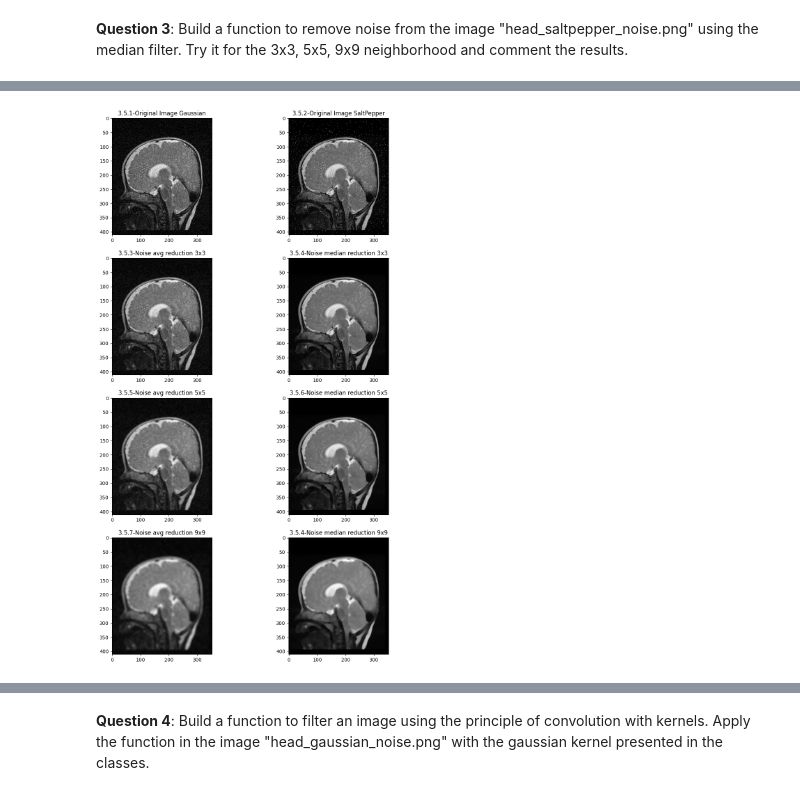
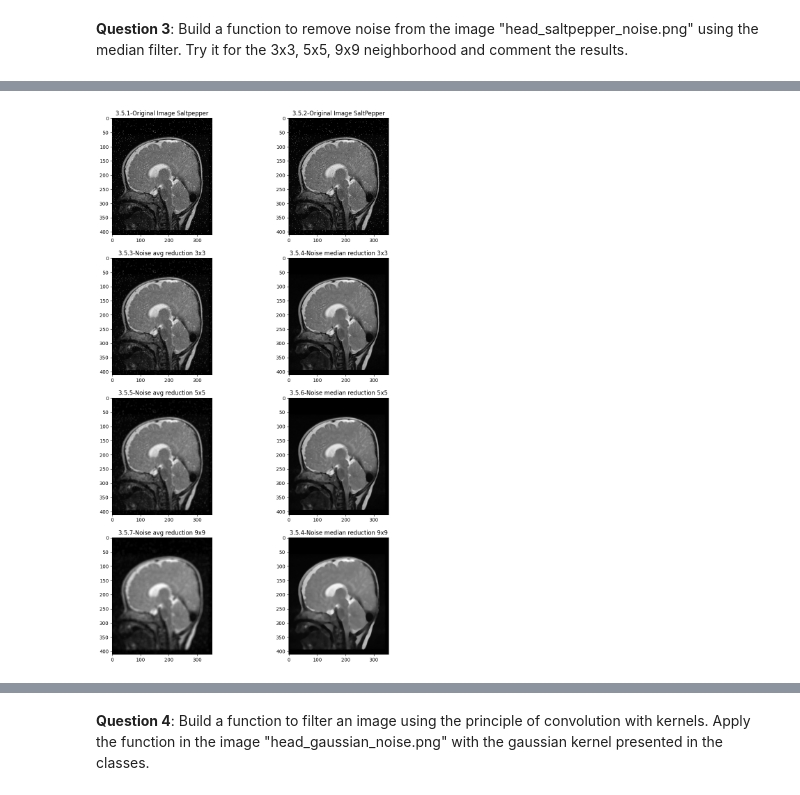
Before and after one commit to a20871/PIB, a Jupyter notebook: Worksheet 3.ipynb, the cells around one changed output, grey strips where cells are left out. Drawn from its saved outputs; the diff is of its cells as text; code cells hidden in the pictures.

```diff
--- a/Worksheet 3.ipynb
+++ b/Worksheet 3.ipynb
@@ -57,21 +57,17 @@ def noise_redux(img,kr):
     #get image size
     (w,h)=img.shape
 
-    #kernel shape and fill with 1/k_size (average)
-    kernel = np.full(shape=(kr, kr),fill_value=1/(kr*kr))
-
     #start new image
     imgT=np.zeros((w+p*2,h+p*2))
-
 
     for i in range(p,w+p):
             for j in range(p,h+p):
                 #get neighbours info
                 neigh=h_pad[i-p:i+p+1,j-p:j+p+1]
-                #multiply image and kernel matrix
-                aux=np.multiply(kernel,neigh)
+                #get mean neighbour
+                aux=np.mean(neigh)
                 #sum result
-                imgT[i,j]=sum(aux)
+                imgT[i,j]=aux
 
     #unpadding result image
     imT= imgT[p:w+p,p:h+p]
@@ -94,40 +96,36 @@ img3.title.set_text('2.3-Noise reduction AVG(9x9)')
 # %% [markdown]
 **Question 3**: Build a function to remove noise from the image "head_saltpepper_noise.png" using the median filter. Try it for the 3x3, 5x5, 9x9 neighborhood and comment the results.
 # %%
-#também comparar com a média
 def noise_redux_median(img,kr):
     p=int(floor(kr/2))
 
+    #padding
     h_pad=np.pad(img,p)
 
     (w,h)=img.shape
-    kernel=kr*kr
-
-
 
     imgT=np.zeros((w+p*2,h+p*2))
 
     for i in range(p,w+p):
             for j in range(p,h+p):
                     neigh=h_pad[i-p:i+p+1,j-p:j+p+1]
+                    #get neigh median
                     aux=median(neigh)
                     imgT[i,j]=aux
     imT= imgT[p:w+p,p:h+p]
     return imT
-
-#fazer com mudança do sigma
 # %%
 im3=noise_redux_median(h_saltpepper8,3)
 im5=noise_redux_median(h_saltpepper8,5)
 im9=noise_redux_median(h_saltpepper8,9)
 
-fig, (img1, img2, img3, img4)=matplotlib.pylab.subplots(4,1,figsize=(24,20))
+fig, (img1, img2, img3, img4)=matplotlib.pylab.subplots(1,4,figsize=(14,10))
 img1.imshow(h_saltpepper8)
 img1.title.set_text('3.1-Original Image (uint8)')
 img2.imshow(im3)
-img2.title.set_text('3.2-Noise median red. 3x3')
+img2.set_title('3.2-Noise median red. 3x3')
 img3.imshow(im5)
-img3.title.set_text('3.3-Noise median red. 5x5')
+img3.set_title('3.3-Noise median red. 5x5')
 img4.imshow(im9)
-img4.title.set_text('3.4-Noise median red. 9x9')
+img4.set_title('3.4-Noise median red. 9x9')
 # %% [output]
@@ -135,21 +136,26 @@ img4.title.set_text('3.4-Noise median red. 9x9')
 # %%
 #comparar com média
+im3mean=noise_redux(h_saltpepper8,3)
+im5mean=noise_redux(h_saltpepper8,5)
+im9mean=noise_redux(h_saltpepper8,9)
+
+
 fig, ((img1, img2), (img3,img4),(img5,img6),(img7,img8))=matplotlib.pylab.subplots(4,2,figsize=(12,20))
-img1.imshow(h_gaussian8)
-img1.title.set_text('3.5.1-Original Image Gaussian')
+img1.imshow(h_saltpepper8)
+img1.title.set_text('3.5.1-Original Image Saltpepper')
 img2.imshow(h_saltpepper8)
 img2.title.set_text('3.5.2-Original Image SaltPepper')
-img3.imshow(im_avg3)
+img3.imshow(im3mean)
 img3.title.set_text('3.5.3-Noise avg reduction 3x3')
 img4.imshow(im3)
 img4.title.set_text('3.5.4-Noise median reduction 3x3')
-img5.imshow(im_avg5)
+img5.imshow(im5mean)
 img5.title.set_text('3.5.5-Noise avg reduction 5x5')
 img6.imshow(im5)
 img6.title.set_text('3.5.6-Noise median reduction 5x5')
-img7.imshow(im_avg9)
+img7.imshow(im9mean)
 img7.title.set_text('3.5.7-Noise avg reduction 9x9')
 img8.imshow(im9)
 img8.title.set_text('3.5.4-Noise median reduction 9x9')
 # %% [output]
-[figure, old version]
+[figure, new version]
```
Also changed, not shown: parts of 7 cells of this notebook.
